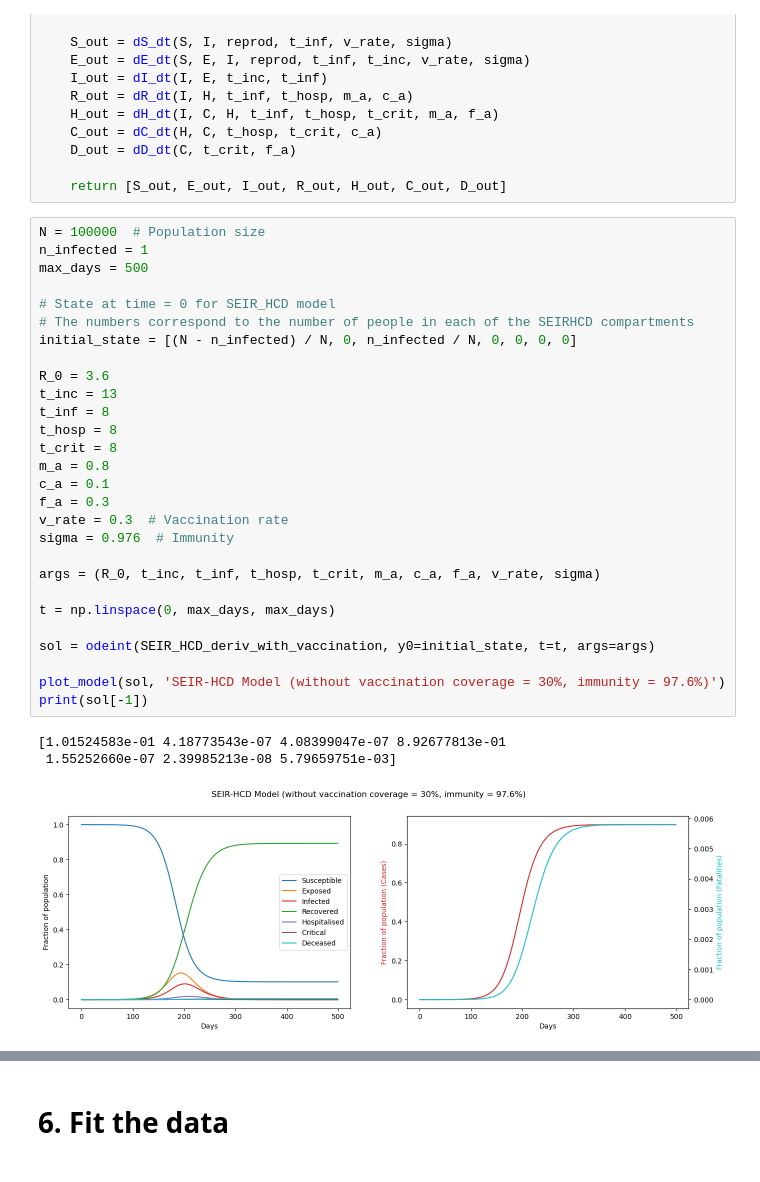
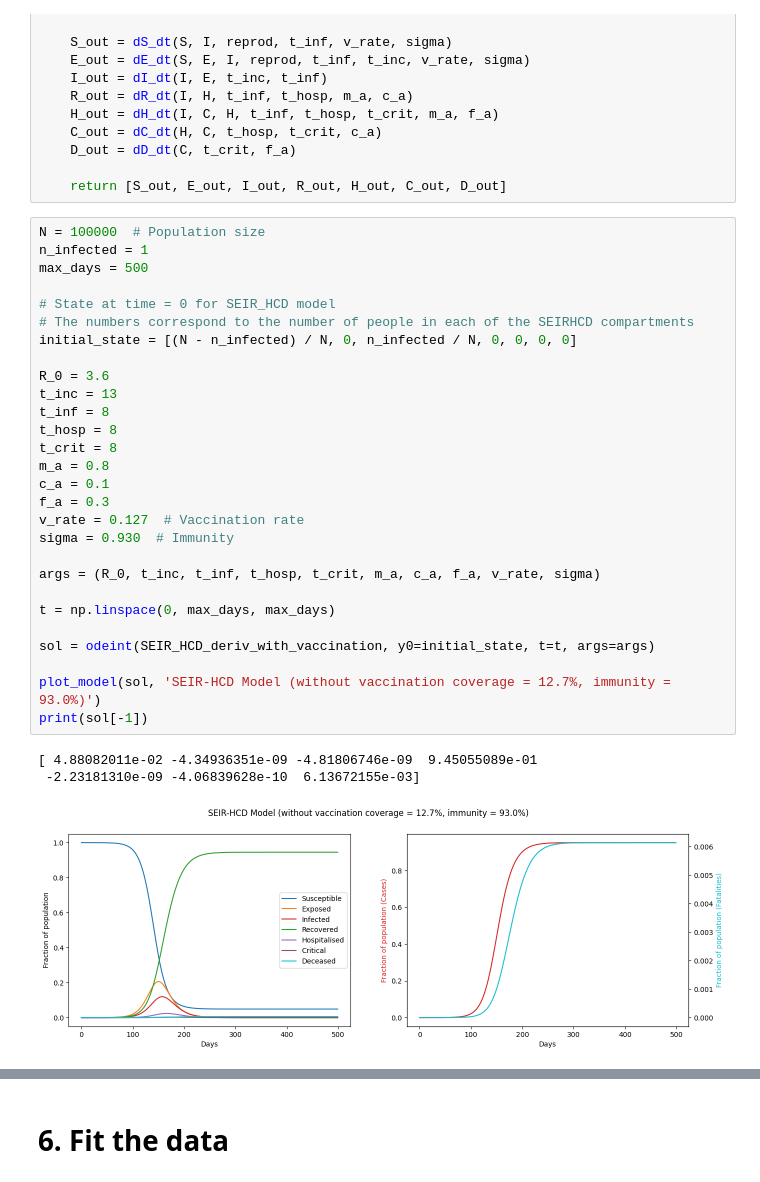
Before and after one commit to hung3a8/nhp-measles-analyse, a Jupyter notebook: Notebooks/Model/SEIR.ipynb, the cells around one changed output, grey strips where cells are left out. Cells and saved outputs as stored; diff of their text form.

Commit message:
Fit model

```diff
--- a/Notebooks/Model/SEIR.ipynb
+++ b/Notebooks/Model/SEIR.ipynb
@@ -345,32 +345,32 @@ def SEIR_HCD_deriv_with_vaccination(y, t, R_t, t_inc=2.9, t_inf=5.2, t_hosp=4, t
 # %%
 N = 100000  # Population size
 n_infected = 1
 max_days = 500
 
 # State at time = 0 for SEIR_HCD model
 # The numbers correspond to the number of people in each of the SEIRHCD compartments
 initial_state = [(N - n_infected) / N, 0, n_infected / N, 0, 0, 0, 0]
 
 R_0 = 3.6
 t_inc = 13
 t_inf = 8
 t_hosp = 8
 t_crit = 8
 m_a = 0.8
 c_a = 0.1
 f_a = 0.3
-v_rate = 0.3  # Vaccination rate
-sigma = 0.976  # Immunity
+v_rate = 0.127  # Vaccination rate
+sigma = 0.930  # Immunity
 
 args = (R_0, t_inc, t_inf, t_hosp, t_crit, m_a, c_a, f_a, v_rate, sigma)
 
 t = np.linspace(0, max_days, max_days)
 
 sol = odeint(SEIR_HCD_deriv_with_vaccination, y0=initial_state, t=t, args=args)
 
-plot_model(sol, 'SEIR-HCD Model (without vaccination coverage = 30%, immunity = 97.6%)')
+plot_model(sol, 'SEIR-HCD Model (without vaccination coverage = 12.7%, immunity = 93.0%)')
 print(sol[-1])
 # %% [output]
-[1.01524583e-01 4.18773543e-07 4.08399047e-07 8.92677813e-01
- 1.55252660e-07 2.39985213e-08 5.79659751e-03]
+[ 4.88082011e-02 -4.34936351e-09 -4.81806746e-09  9.45055089e-01
+ -2.23181310e-09 -4.06839628e-10  6.13672155e-03]
-[figure, old version]
+[figure, new version]
```
Also changed, not shown: parts of 16 cells of this notebook.
